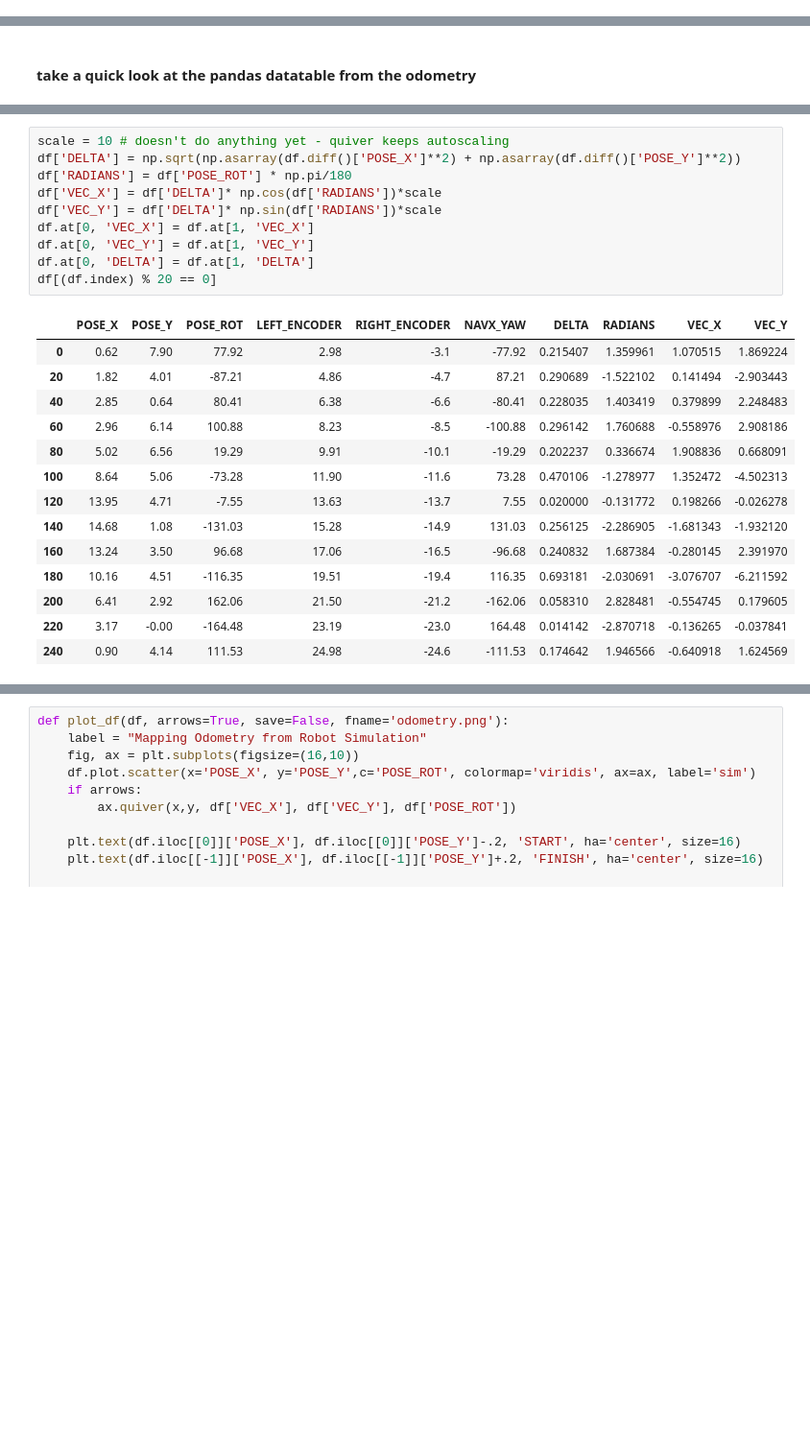
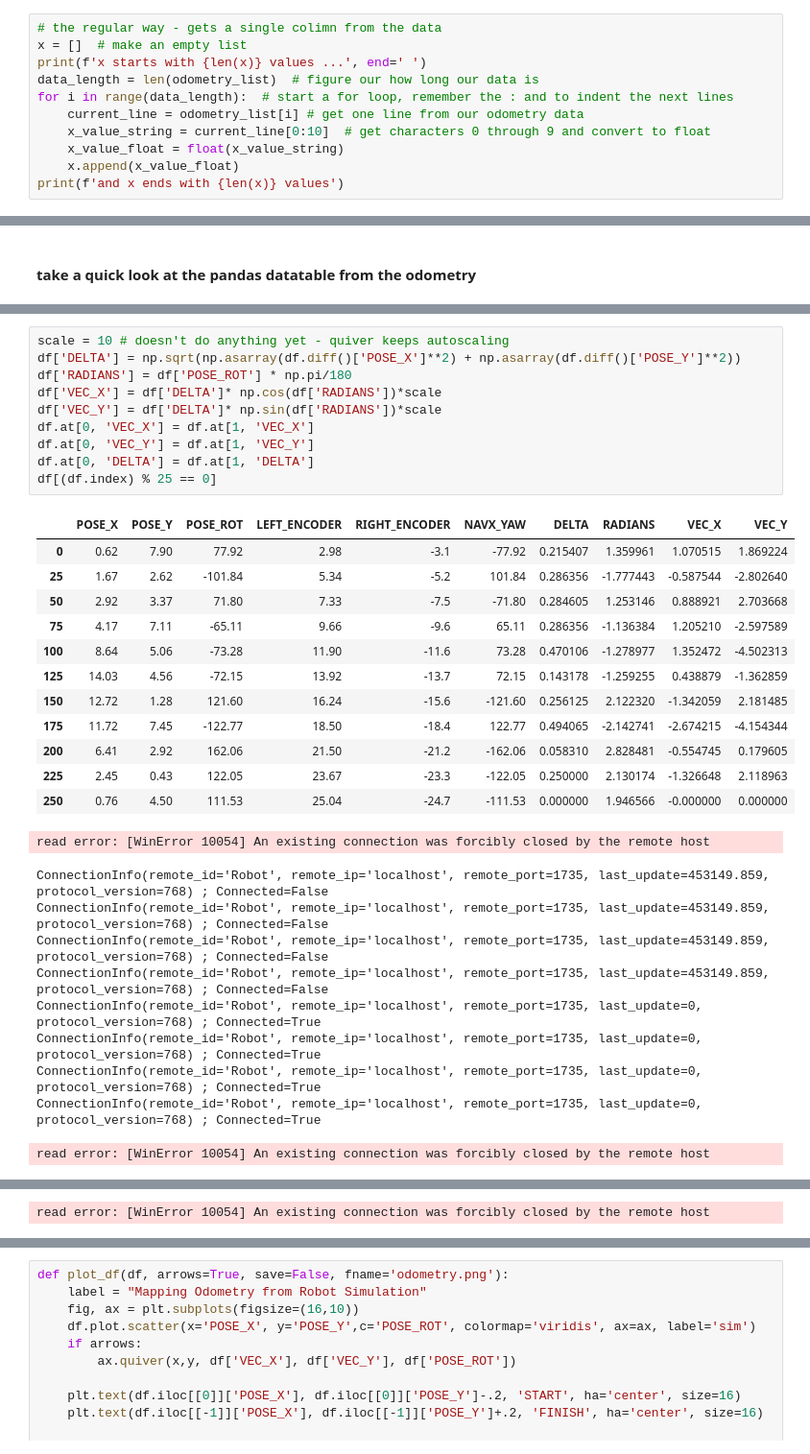
Before and after one commit to aesatchien/FRC2429_2020, a Jupyter notebook: notebooks/telemetry_plot.ipynb, the cells around one changed output, grey strips where cells are left out. Shown: that part at 96% size. Saved outputs shown, nothing was run; the diff lists cells and outputs as text; blank space fills up the shorter version.

```diff
--- a/notebooks/telemetry_plot.ipynb
+++ b/notebooks/telemetry_plot.ipynb
@@ -70 +70,12 @@ odometry_list[::50]
 * pandas makes a great table (called dataframes) from a dictionary (or lists if you provide the column names)
+# %%
+# the regular way - gets a single colimn from the data
+x = []  # make an empty list
+print(f'x starts with {len(x)} values ...', end=' ')
+data_length = len(odometry_list)  # figure our how long our data is
+for i in range(data_length):  # start a for loop, remember the : and to indent the next lines
+    current_line = odometry_list[i] # get one line from our odometry data
+    x_value_string = current_line[0:10]  # get characters 0 through 9 and convert to float
+    x_value_float = float(x_value_string)
+    x.append(x_value_float)
+print(f'and x ends with {len(x)} values')
@@ -105,25 +122,33 @@ df[(df.index) % 20 == 0]
 # %%
 scale = 10 # doesn't do anything yet - quiver keeps autoscaling
 df['DELTA'] = np.sqrt(np.asarray(df.diff()['POSE_X']**2) + np.asarray(df.diff()['POSE_Y']**2))
 df['RADIANS'] = df['POSE_ROT'] * np.pi/180
 df['VEC_X'] = df['DELTA']* np.cos(df['RADIANS'])*scale
 df['VEC_Y'] = df['DELTA']* np.sin(df['RADIANS'])*scale
 df.at[0, 'VEC_X'] = df.at[1, 'VEC_X']
 df.at[0, 'VEC_Y'] = df.at[1, 'VEC_Y']
 df.at[0, 'DELTA'] = df.at[1, 'DELTA']
-df[(df.index) % 20 == 0]
+df[(df.index) % 25 == 0]
 # %% [output]
 |  | POSE_X | POSE_Y | POSE_ROT | LEFT_ENCODER | RIGHT_ENCODER | NAVX_YAW | DELTA | RADIANS | VEC_X | VEC_Y |
 | 0 | 0.62 | 7.90 | 77.92 | 2.98 | -3.1 | -77.92 | 0.215407 | 1.359961 | 1.070515 | 1.869224 |
-| 20 | 1.82 | 4.01 | -87.21 | 4.86 | -4.7 | 87.21 | 0.290689 | -1.522102 | 0.141494 | -2.903443 |
-| 40 | 2.85 | 0.64 | 80.41 | 6.38 | -6.6 | -80.41 | 0.228035 | 1.403419 | 0.379899 | 2.248483 |
-| 60 | 2.96 | 6.14 | 100.88 | 8.23 | -8.5 | -100.88 | 0.296142 | 1.760688 | -0.558976 | 2.908186 |
-| 80 | 5.02 | 6.56 | 19.29 | 9.91 | -10.1 | -19.29 | 0.202237 | 0.336674 | 1.908836 | 0.668091 |
+| 25 | 1.67 | 2.62 | -101.84 | 5.34 | -5.2 | 101.84 | 0.286356 | -1.777443 | -0.587544 | -2.802640 |
+| 50 | 2.92 | 3.37 | 71.80 | 7.33 | -7.5 | -71.80 | 0.284605 | 1.253146 | 0.888921 | 2.703668 |
+| 75 | 4.17 | 7.11 | -65.11 | 9.66 | -9.6 | 65.11 | 0.286356 | -1.136384 | 1.205210 | -2.597589 |
 | 100 | 8.64 | 5.06 | -73.28 | 11.90 | -11.6 | 73.28 | 0.470106 | -1.278977 | 1.352472 | -4.502313 |
-| 120 | 13.95 | 4.71 | -7.55 | 13.63 | -13.7 | 7.55 | 0.020000 | -0.131772 | 0.198266 | -0.026278 |
-| 140 | 14.68 | 1.08 | -131.03 | 15.28 | -14.9 | 131.03 | 0.256125 | -2.286905 | -1.681343 | -1.932120 |
-| 160 | 13.24 | 3.50 | 96.68 | 17.06 | -16.5 | -96.68 | 0.240832 | 1.687384 | -0.280145 | 2.391970 |
-| 180 | 10.16 | 4.51 | -116.35 | 19.51 | -19.4 | 116.35 | 0.693181 | -2.030691 | -3.076707 | -6.211592 |
+| 125 | 14.03 | 4.56 | -72.15 | 13.92 | -13.7 | 72.15 | 0.143178 | -1.259255 | 0.438879 | -1.362859 |
+| 150 | 12.72 | 1.28 | 121.60 | 16.24 | -15.6 | -121.60 | 0.256125 | 2.122320 | -1.342059 | 2.181485 |
+| 175 | 11.72 | 7.45 | -122.77 | 18.50 | -18.4 | 122.77 | 0.494065 | -2.142741 | -2.674215 | -4.154344 |
 | 200 | 6.41 | 2.92 | 162.06 | 21.50 | -21.2 | -162.06 | 0.058310 | 2.828481 | -0.554745 | 0.179605 |
-| 220 | 3.17 | -0.00 | -164.48 | 23.19 | -23.0 | 164.48 | 0.014142 | -2.870718 | -0.136265 | -0.037841 |
-| 240 | 0.90 | 4.14 | 111.53 | 24.98 | -24.6 | -111.53 | 0.174642 | 1.946566 | -0.640918 | 1.624569 |
+| 225 | 2.45 | 0.43 | 122.05 | 23.67 | -23.3 | -122.05 | 0.250000 | 2.130174 | -1.326648 | 2.118963 |
+| 250 | 0.76 | 4.50 | 111.53 | 25.04 | -24.7 | -111.53 | 0.000000 | 1.946566 | -0.000000 | 0.000000 |
+read error: [WinError 10054] An existing connection was forcibly closed by the remote host
+ConnectionInfo(remote_id='Robot', remote_ip='localhost', remote_port=1735, last_update=453149.859, protocol_version=768) ; Connected=False
+ConnectionInfo(remote_id='Robot', remote_ip='localhost', remote_port=1735, last_update=453149.859, protocol_version=768) ; Connected=False
+ConnectionInfo(remote_id='Robot', remote_ip='localhost', remote_port=1735, last_update=453149.859, protocol_version=768) ; Connected=False
+ConnectionInfo(remote_id='Robot', remote_ip='localhost', remote_port=1735, last_update=453149.859, protocol_version=768) ; Connected=False
+ConnectionInfo(remote_id='Robot', remote_ip='localhost', remote_port=1735, last_update=0, protocol_version=768) ; Connected=True
+ConnectionInfo(remote_id='Robot', remote_ip='localhost', remote_port=1735, last_update=0, protocol_version=768) ; Connected=True
+ConnectionInfo(remote_id='Robot', remote_ip='localhost', remote_port=1735, last_update=0, protocol_version=768) ; Connected=True
+ConnectionInfo(remote_id='Robot', remote_ip='localhost', remote_port=1735, last_update=0, protocol_version=768) ; Connected=True
+read error: [WinError 10054] An existing connection was forcibly closed by the remote host
@@ -129,0 +163 @@ df[(df.index) % 20 == 0]
+read error: [WinError 10054] An existing connection was forcibly closed by the remote host
```
Also changed, not shown: parts of 8 cells of this notebook, 2 other files.
